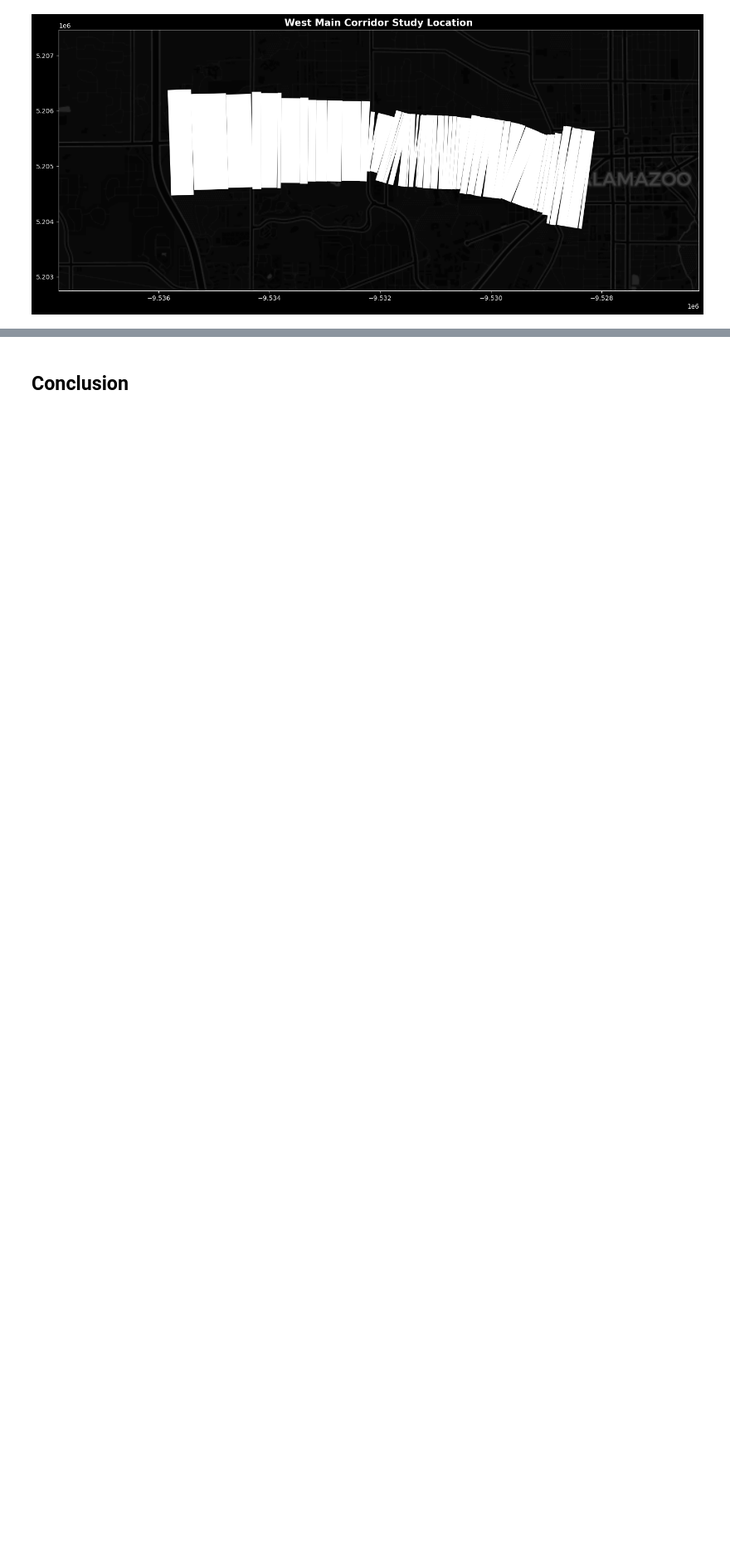
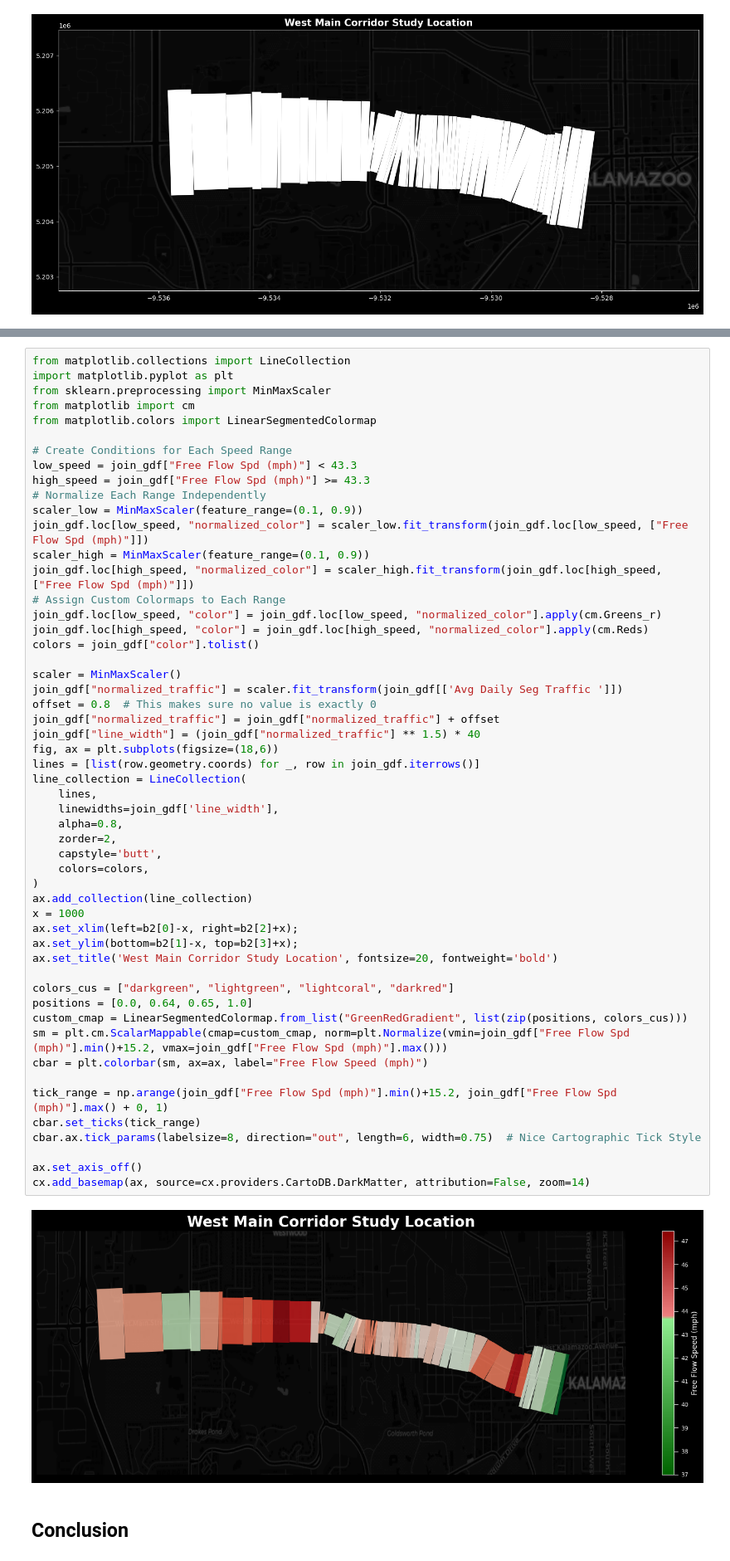
Before and after one commit to eKerney/data-notebooks, a Jupyter notebook: kzoo_streetlight/final_data_workflow.ipynb, the cells around one changed output, grey strips where cells are left out. Shown at 83% size. Cells and saved outputs as stored; diff of their text form; blank space fills up the shorter version.

```diff
--- a/kzoo_streetlight/final_data_workflow.ipynb
+++ b/kzoo_streetlight/final_data_workflow.ipynb
@@ -571,2 +562,57 @@ GeoJSON output: west_main_join.geojson
+# %%
+from matplotlib.collections import LineCollection
+import matplotlib.pyplot as plt
+from sklearn.preprocessing import MinMaxScaler
+from matplotlib import cm
+from matplotlib.colors import LinearSegmentedColormap
+
+# Create Conditions for Each Speed Range
+low_speed = join_gdf["Free Flow Spd (mph)"] < 43.3
+high_speed = join_gdf["Free Flow Spd (mph)"] >= 43.3
+# Normalize Each Range Independently
+scaler_low = MinMaxScaler(feature_range=(0.1, 0.9))
+join_gdf.loc[low_speed, "normalized_color"] = scaler_low.fit_transform(join_gdf.loc[low_speed, ["Free Flow Spd (mph)"]])
+scaler_high = MinMaxScaler(feature_range=(0.1, 0.9))
+join_gdf.loc[high_speed, "normalized_color"] = scaler_high.fit_transform(join_gdf.loc[high_speed, ["Free Flow Spd (mph)"]])
+# Assign Custom Colormaps to Each Range
+join_gdf.loc[low_speed, "color"] = join_gdf.loc[low_speed, "normalized_color"].apply(cm.Greens_r)
+join_gdf.loc[high_speed, "color"] = join_gdf.loc[high_speed, "normalized_color"].apply(cm.Reds)
+colors = join_gdf["color"].tolist()
+
+scaler = MinMaxScaler()
+join_gdf["normalized_traffic"] = scaler.fit_transform(join_gdf[['Avg Daily Seg Traffic ']])
+offset = 0.8  # This makes sure no value is exactly 0
+join_gdf["normalized_traffic"] = join_gdf["normalized_traffic"] + offset
+join_gdf["line_width"] = (join_gdf["normalized_traffic"] ** 1.5) * 40
+fig, ax = plt.subplots(figsize=(18,6))
+lines = [list(row.geometry.coords) for _, row in join_gdf.iterrows()]
+line_collection = LineCollection(
+    lines,
+    linewidths=join_gdf['line_width'],
+    alpha=0.8,
+    zorder=2,
+    capstyle='butt',
+    colors=colors,
+)
+ax.add_collection(line_collection)
+x = 1000
+ax.set_xlim(left=b2[0]-x, right=b2[2]+x);
+ax.set_ylim(bottom=b2[1]-x, top=b2[3]+x);
+ax.set_title('West Main Corridor Study Location', fontsize=20, fontweight='bold')
+
+colors_cus = ["darkgreen", "lightgreen", "lightcoral", "darkred"]
+positions = [0.0, 0.64, 0.65, 1.0]
+custom_cmap = LinearSegmentedColormap.from_list("GreenRedGradient", list(zip(positions, colors_cus)))
+sm = plt.cm.ScalarMappable(cmap=custom_cmap, norm=plt.Normalize(vmin=join_gdf["Free Flow Spd (mph)"].min()+15.2, vmax=join_gdf["Free Flow Spd (mph)"].max()))
+cbar = plt.colorbar(sm, ax=ax, label="Free Flow Speed (mph)")
+
+tick_range = np.arange(join_gdf["Free Flow Spd (mph)"].min()+15.2, join_gdf["Free Flow Spd (mph)"].max() + 0, 1)
+cbar.set_ticks(tick_range)
+cbar.ax.tick_params(labelsize=8, direction="out", length=6, width=0.75)  # Nice Cartographic Tick Style
+
+ax.set_axis_off()
+cx.add_basemap(ax, source=cx.providers.CartoDB.DarkMatter, attribution=False, zoom=14)
+# %% [output]
+[figure, added]
 # %% [markdown]
 ## Conclusion
```
Also changed, not shown: parts of 5 cells of this notebook.
